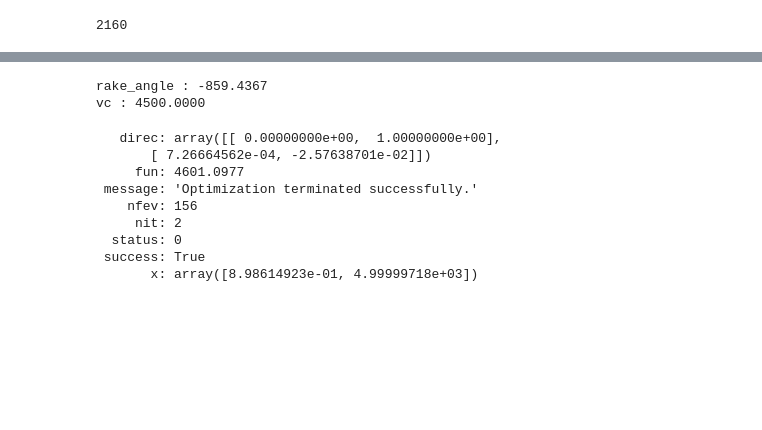
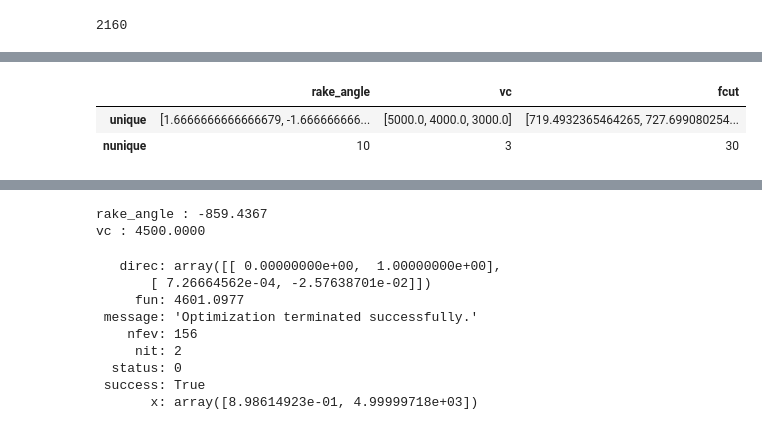
Before and after one commit to igorhfreitas/dissertacao, a Jupyter notebook: Modeling/gradient_optimization_upon_ML.ipynb, the cells around one changed output, grey strips where cells are left out. Drawn from its saved outputs; the diff is of its cells as text; code cells hidden in the pictures; blank space fills up the shorter version.

```diff
--- a/Modeling/gradient_optimization_upon_ML.ipynb
+++ b/Modeling/gradient_optimization_upon_ML.ipynb
@@ -112,0 +157,10 @@ results.sort_values("fcut").drop_duplicates("material")
+# %%
+results[results["material"]=="AISI_1020"].agg(
+    {"rake_angle":["unique","nunique"],
+     "vc":["unique","nunique"],
+     "fcut":["unique","nunique"]}
+)
+# %% [output]
+|  | rake_angle | vc | fcut |
+| unique | [1.6666666666666679, -1.666666666... | [5000.0, 4000.0, 3000.0] | [719.4932365464265, 727.699080254... |
+| nunique | 10 | 3 | 30 |
```
Also changed, not shown: parts of 14 cells of this notebook.
